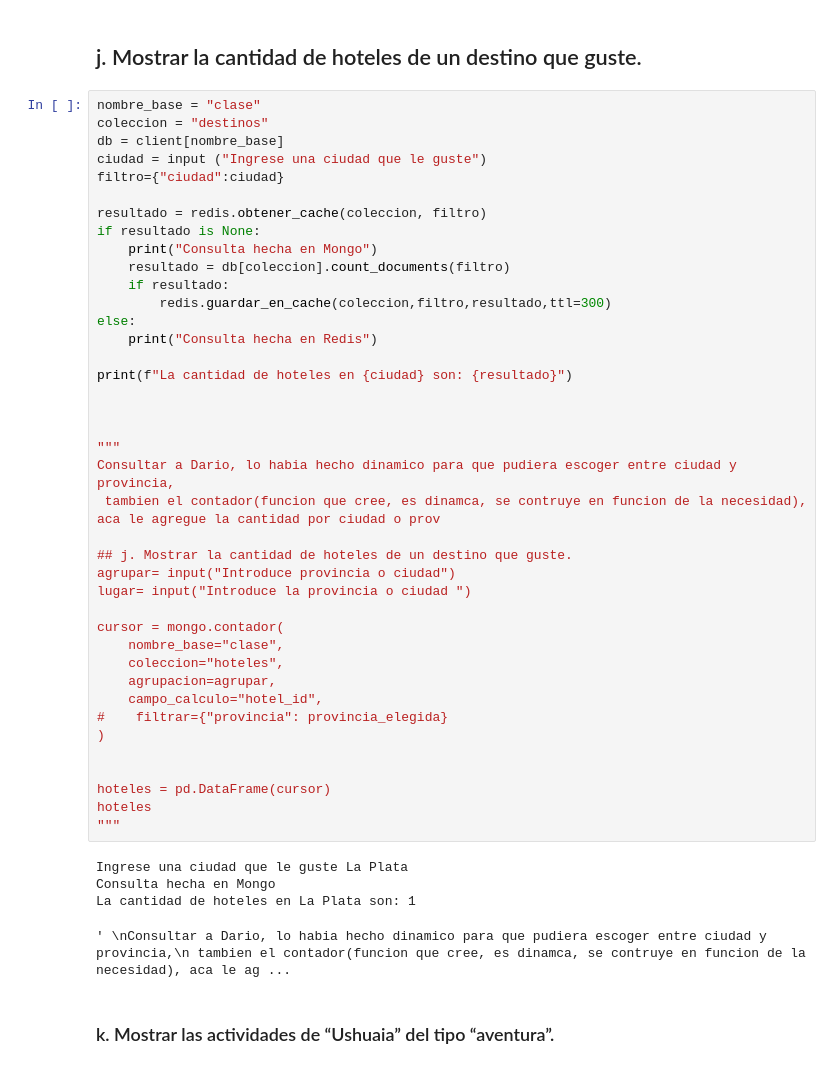
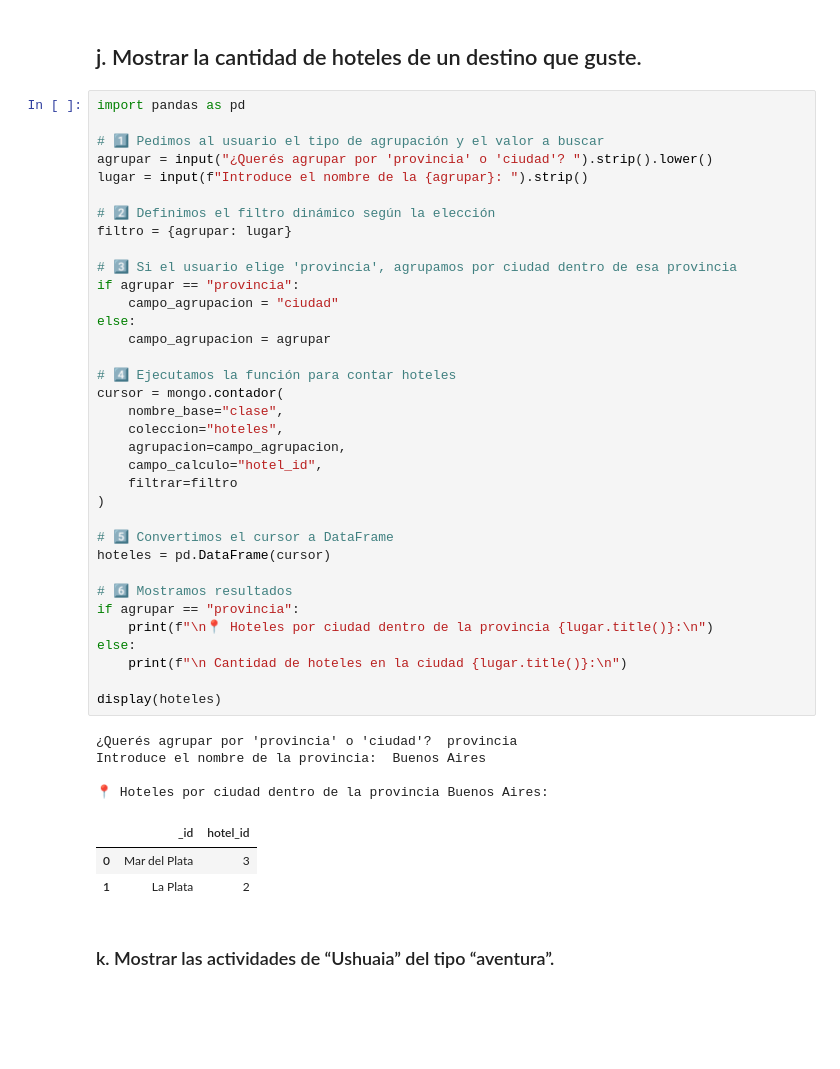
Before and after one commit to dariomicheli/BaseDatos, a Jupyter notebook: notebooks/Consultas.ipynb, the cells around one changed output. Cells and saved outputs as stored; diff of their text form; blank space fills up the shorter version.

```diff
--- a/notebooks/Consultas.ipynb
+++ b/notebooks/Consultas.ipynb
@@ -427,50 +410,48 @@ Consulta hecha en Redis
 # %% [markdown]
 ## j. Mostrar la cantidad de hoteles de un destino que guste.
 # %%
-nombre_base = "clase"
-coleccion = "destinos"
-db = client[nombre_base]
-ciudad = input ("Ingrese una ciudad que le guste")
-filtro={"ciudad":ciudad}
+import pandas as pd
 
-resultado = redis.obtener_cache(coleccion, filtro)
-if resultado is None:
-    print("Consulta hecha en Mongo")
-    resultado = db[coleccion].count_documents(filtro)
-    if resultado:
-        redis.guardar_en_cache(coleccion,filtro,resultado,ttl=300)
+# 1️⃣ Pedimos al usuario el tipo de agrupación y el valor a buscar
+agrupar = input("¿Querés agrupar por 'provincia' o 'ciudad'? ").strip().lower()
+lugar = input(f"Introduce el nombre de la {agrupar}: ").strip()
+
+# 2️⃣ Definimos el filtro dinámico según la elección
+filtro = {agrupar: lugar}
+
+# 3️⃣ Si el usuario elige 'provincia', agrupamos por ciudad dentro de esa provincia
+if agrupar == "provincia":
+    campo_agrupacion = "ciudad"
 else:
-    print("Consulta hecha en Redis")
+    campo_agrupacion = agrupar
 
-print(f"La cantidad de hoteles en {ciudad} son: {resultado}")
-
-
-
-"""
-Consultar a Dario, lo habia hecho dinamico para que pudiera escoger entre ciudad y provincia,
- tambien el contador(funcion que cree, es dinamca, se contruye en funcion de la necesidad), aca le agregue la cantidad por ciudad o prov
-
-## j. Mostrar la cantidad de hoteles de un destino que guste.
-agrupar= input("Introduce provincia o ciudad")
-lugar= input("Introduce la provincia o ciudad ")
-
+# 4️⃣ Ejecutamos la función para contar hoteles
 cursor = mongo.contador(
     nombre_base="clase",
     coleccion="hoteles",
-    agrupacion=agrupar,
+    agrupacion=campo_agrupacion,
     campo_calculo="hotel_id",
-#    filtrar={"provincia": provincia_elegida}
+    filtrar=filtro
 )
 
+# 5️⃣ Convertimos el cursor a DataFrame
+hoteles = pd.DataFrame(cursor)
 
-hoteles = pd.DataFrame(cursor)
-hoteles
-"""
+# 6️⃣ Mostramos resultados
+if agrupar == "provincia":
+    print(f"\n📍 Hoteles por ciudad dentro de la provincia {lugar.title()}:\n")
+else:
+    print(f"\n Cantidad de hoteles en la ciudad {lugar.title()}:\n")
+
+display(hoteles)
 # %% [output]
-Ingrese una ciudad que le guste La Plata
-Consulta hecha en Mongo
-La cantidad de hoteles en La Plata son: 1
+¿Querés agrupar por 'provincia' o 'ciudad'?  provincia
+Introduce el nombre de la provincia:  Buenos Aires
+
+📍 Hoteles por ciudad dentro de la provincia Buenos Aires:
-' \nConsultar a Dario, lo habia hecho dinamico para que pudiera escoger entre ciudad y provincia,\n tambien el contador(funcion que cree, es dinamca, se contruye en funcion de la necesidad), aca le ag ...
+|  | _id | hotel_id |
+| 0 | Mar del Plata | 3 |
+| 1 | La Plata | 2 |
 # %% [markdown]
 ### k. Mostrar las actividades de “Ushuaia” del tipo “aventura”.
 # %%
```
Also changed, not shown: parts of 12 cells of this notebook, 1 other file.
